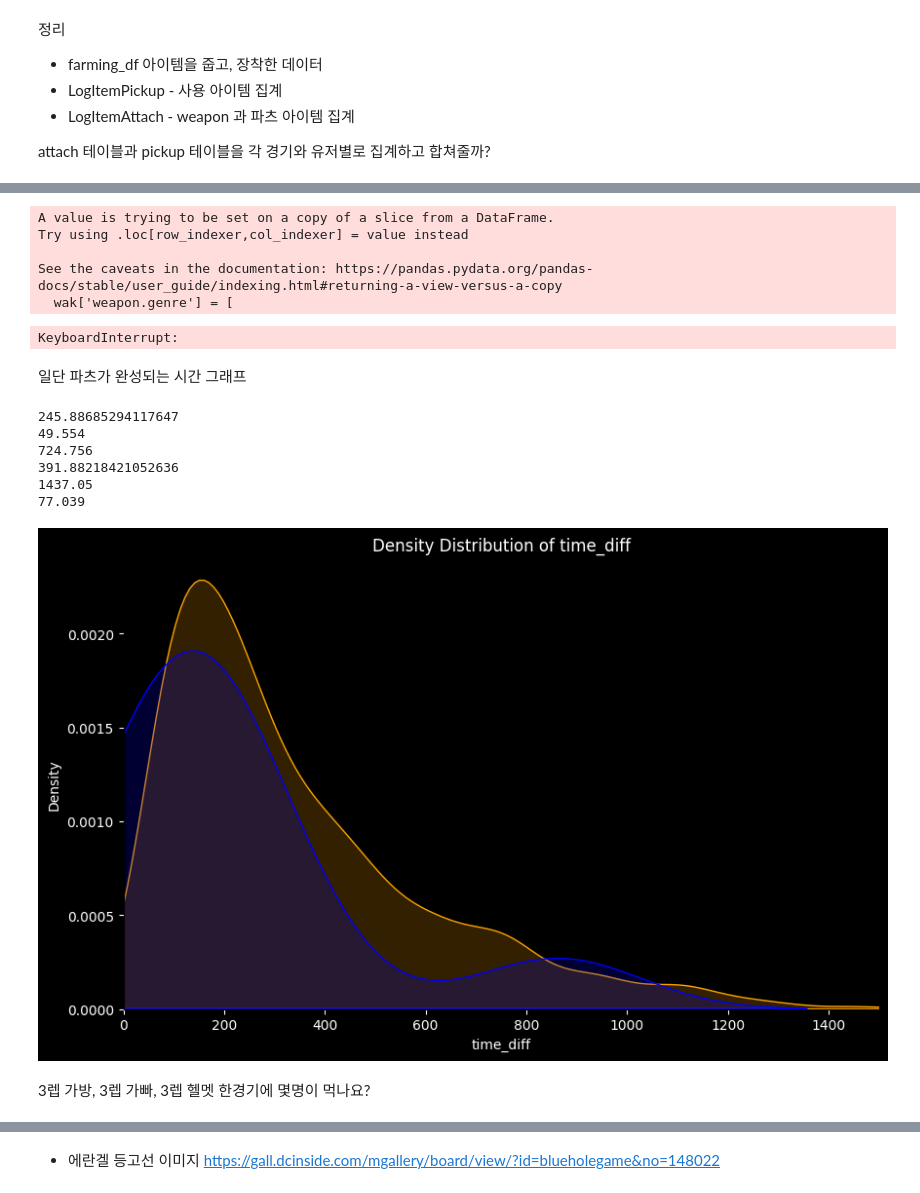
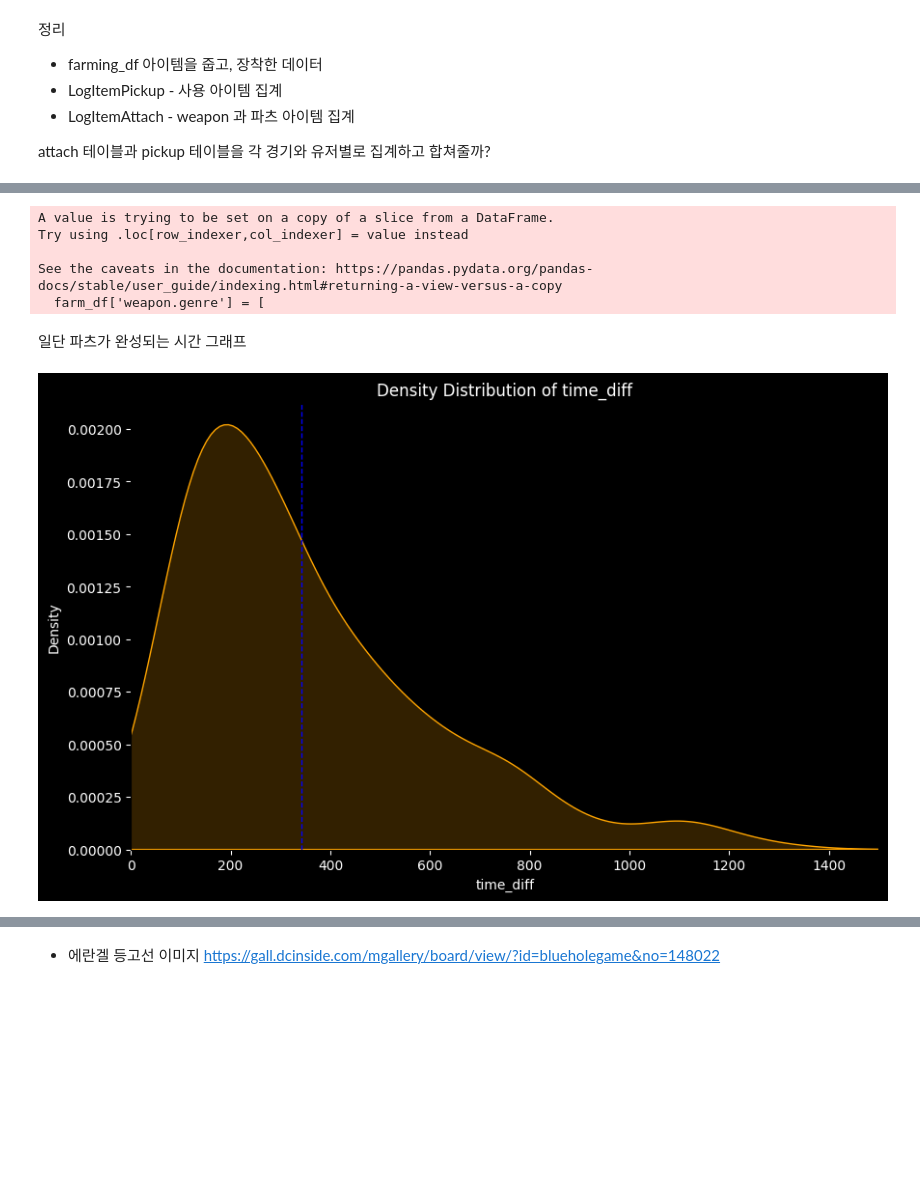
Before and after one commit to KGochae/PUBG, a Jupyter notebook: wak_battleground.ipynb, the cells around one changed output, grey strips where cells are left out. Saved outputs shown, nothing was run; the diff lists cells and outputs as text; code cells hidden in the pictures; blank space fills up the shorter version.

```diff
--- a/wak_battleground.ipynb
+++ b/wak_battleground.ipynb
@@ -1383,10 +1368,10 @@ See the caveats in the documentation: https://pandas.pydata.org/pandas-docs/stab
 farm_df[farm_df['character.name'] == 'lll-lll--'].head(100)
 # %%
 # (farm_df['_T'] == 'LogItemAttach')
-wak = farm_df[(farm_df['character.name'] == 'wakgood') & (farm_df['matchId'] == 'ddef6c26-e51b-440c-8084-0b8a7b89adcc')] # farming_df['_T'].isin(['LogItemAttach'])
+wak = farm_df[(farm_df['character.name'] == 'wakgood') & (farm_df['matchId'] == '17026713-c19b-4852-ac37-d5e9c2e42ea9')] # farming_df['_T'].isin(['LogItemAttach'])
 
 # 총기 장르 추가
-wak['weapon.genre'] = [
+farm_df['weapon.genre'] = [
     'AR' if item in AR else
     'DMR' if item in DMR else
     'SR' if item in SR else
@@ -1395,7 +1380,7 @@ wak['weapon.genre'] = [
     'LMG' if item in LMG else
     'Special' if item in Special else
     'Unknown'
-    for item in wak['parentItem.itemId']
+    for item in farm_df['parentItem.itemId']
 ]
 
 
@@ -1406,5 +1391,5 @@ A value is trying to be set on a copy of a slice from a DataFrame.
 Try using .loc[row_indexer,col_indexer] = value instead
 
 See the caveats in the documentation: https://pandas.pydata.org/pandas-docs/stable/user_guide/indexing.html#returning-a-view-versus-a-copy
-  wak['weapon.genre'] = [
+  farm_df['weapon.genre'] = [
 # %%
@@ -1414,10 +1399,10 @@ grouped = farm_df.groupby(['matchId','character.name'])
 
 def farming_speed(group):
     group = group.sort_values('_D')  # 타임스탬프 기준으로 정렬
-    start_t = group['_D'].min() # 총을 줍는 시작 시점
+    start_t = group['_D'].min() # 아이템을 줍는 시작 시점
 
-    AR_parts_T = group[group['parentItem.cnt'] >= 4]['_D'].min()   # 각유저의 부착물 cnt 가 4개 이상이 완성되는 시점
-    SR_DMR_parts_t = group[group['parentItem.cnt'] >= 3]['_D'].min()   # 각유저의 부착물 cnt 가 3개 이상이 완성되는 시점
+    AR_parts_T = group[group['attach_cnt'] == 5]['_D'].min()   # 각유저의 부착물 cnt 가 4개 이상이 완성되는 시점
+    SR_DMR_parts_t = group[group['attach_cnt'] == 4]['_D'].min()   # 각유저의 부착물 cnt 가 3개 이상이 완성되는 시점
 
     if group['weapon.genre'].iloc[0] == 'AR':
       group = group[group['_D'] == AR_parts_T]
@@ -1431,8 +1416,6 @@ def farming_speed(group):
 
 # 각 그룹에 대해 함수 적용하여 필터링
 parts_farm_T = grouped.apply(farming_speed).reset_index(drop=True)[['matchId','_D','_T','character.name','weapon.genre','item.itemId','item.category','parentItem.itemId',
-                                                                     'parentItem.attachedItems','parentItem.cnt','time_diff']]
+                                                                     'parentItem.attachedItems','childItem.itemId','attach_cnt','time_diff']]
-# %% [output]
-KeyboardInterrupt:
 # %% [markdown]
 일단 파츠가 완성되는 시간 그래프
@@ -1439,18 +1424,17 @@ KeyboardInterrupt:
 # %%
-AR_parts = parts_farm_T[parts_farm_T['weapon.genre'] == 'AR'].groupby(['matchId','character.name','weapon.genre','parentItem.cnt']).agg(
+AR_parts = parts_farm_T[parts_farm_T['weapon.genre'] == 'AR'].groupby(['matchId','character.name','weapon.genre','attach_cnt']).agg(
     time_diff_min = pd.NamedAgg(column='time_diff',aggfunc='min'),
 ).reset_index()
 
-DMSR_parts = parts_farm_T[parts_farm_T['weapon.genre'].isin(['DMR','SR'])].groupby(['matchId','character.name','weapon.genre','parentItem.cnt']).agg(
+DMSR_parts = parts_farm_T[parts_farm_T['weapon.genre'].isin(['DMR','SR'])].groupby(['matchId','character.name','weapon.genre','attach_cnt']).agg(
     time_diff_min = pd.NamedAgg(column='time_diff',aggfunc='min'),
 ).reset_index()
 # %%
-AR_parts = AR_parts[(AR_parts['parentItem.cnt'] >= 4 )]
-SDMR_parts = DMSR_parts[(DMSR_parts['parentItem.cnt'] >= 3)]
+AR_parts = AR_parts[(AR_parts['attach_cnt'] == 5 )]
+SDMR_parts = DMSR_parts[(DMSR_parts['attach_cnt'] == 4 )]
 
-
-w_AR_parts = AR_parts[AR_parts['character.name'] == 'GreatMoonAroma']#['time_diff_min'].mean()
-w_SDMR_parts = SDMR_parts[SDMR_parts['character.name'] == 'GreatMoonAroma']#['time_diff_min'].mean()
+w_AR_parts = AR_parts[AR_parts['character.name'] == 'wakgood']['time_diff_min'].mean()
+w_SDMR_parts = SDMR_parts[SDMR_parts['character.name'] == 'wakgood']['time_diff_min'].mean()
 
 ar_max = AR_parts[AR_parts['character.name'] == 'wakgood']['time_diff_min'].max()
 ar_min = AR_parts[AR_parts['character.name'] == 'wakgood']['time_diff_min'].min()
@@ -1464,54 +1451,45 @@ SDMR_parts.sort_values(by=['time_diff_min'],ascending=True)
 # %%
-# SDMR_parts.sort_values(by=['time_diff_min'],ascending=True)
+AR_parts.sort_values(by=['time_diff_min'],ascending=True)
 
-print(w_AR_parts)
-print(ar_min)
-print(ar_max)
+# print(w_AR_parts)
+# print(ar_min)
+# print(ar_max)
 
-print(w_SDMR_parts)
-print(sdmr_max)
-print(sdmr_min)
+# # print(w_SDMR_parts)
+# print(sdmr_max)
+# print(sdmr_min)
-# %% [output]
-245.88685294117647
-49.554
-724.756
-391.88218421052636
-1437.05
-77.039
 # %%
 import matplotlib.pyplot as plt
 import seaborn as sns
 
 # 밀도 분포 그리기
 plt.figure(figsize=(10, 6))
-sns.kdeplot(SDMR_parts['time_diff_min'], color='orange', fill=True, alpha=0.2, label='time_diff')
-sns.kdeplot(w_SDMR_parts['time_diff_min'], color='blue', fill=True, alpha=0.2, label='time_diff')
+sns.kdeplot(AR_parts['time_diff_min'], color='orange', fill=True, alpha=0.2, label='time_diff')
+# sns.kdeplot(SDMR_parts['time_diff_min'], color='blue', fill=True, alpha=0.2, label='time_diff')
 
 # plt.axvline(w_SDMR_parts, color='green', linestyle='dashed', linewidth=1, label='wak')
-# plt.axvline(w_AR_parts, color='blue', linestyle='dashed', linewidth=1, label='wak')
+plt.axvline(w_AR_parts, color='blue', linestyle='dashed', linewidth=1, label='wak')
 
 # 축 및 레이블 설정
 plt.xlabel('time_diff', color='white')
 plt.ylabel('Density', color='white')
 plt.title('Density Distribution of time_diff', color='white')
 
 # 눈금 및 눈금 레이블 색상 변경
 plt.tick_params(colors='white', which='both')  # x, y축의 눈금 색상 모두 변경
 
 # X축 범위 설정
 plt.xlim(0, 1500)
 # plt.xticks(np.arange(0, 3.5, 0.5))  # 0.5초 간격으로 x축 눈금 설정
 
 # 배경색 설정
 ax = plt.gca()
 ax.set_facecolor('black')
 plt.gcf().set_facecolor('black')
 
 # 그래프 표시
 # plt.grid(True)
 plt.show()
 # %% [output]
-[figure, old version]
+[figure, new version]
-# %% [markdown]
-3렙 가방, 3렙 가빠, 3렙 헬멧 한경기에 몇명이 먹나요?
 # %% [markdown]
```
Also changed, not shown: parts of 38 cells of this notebook.
